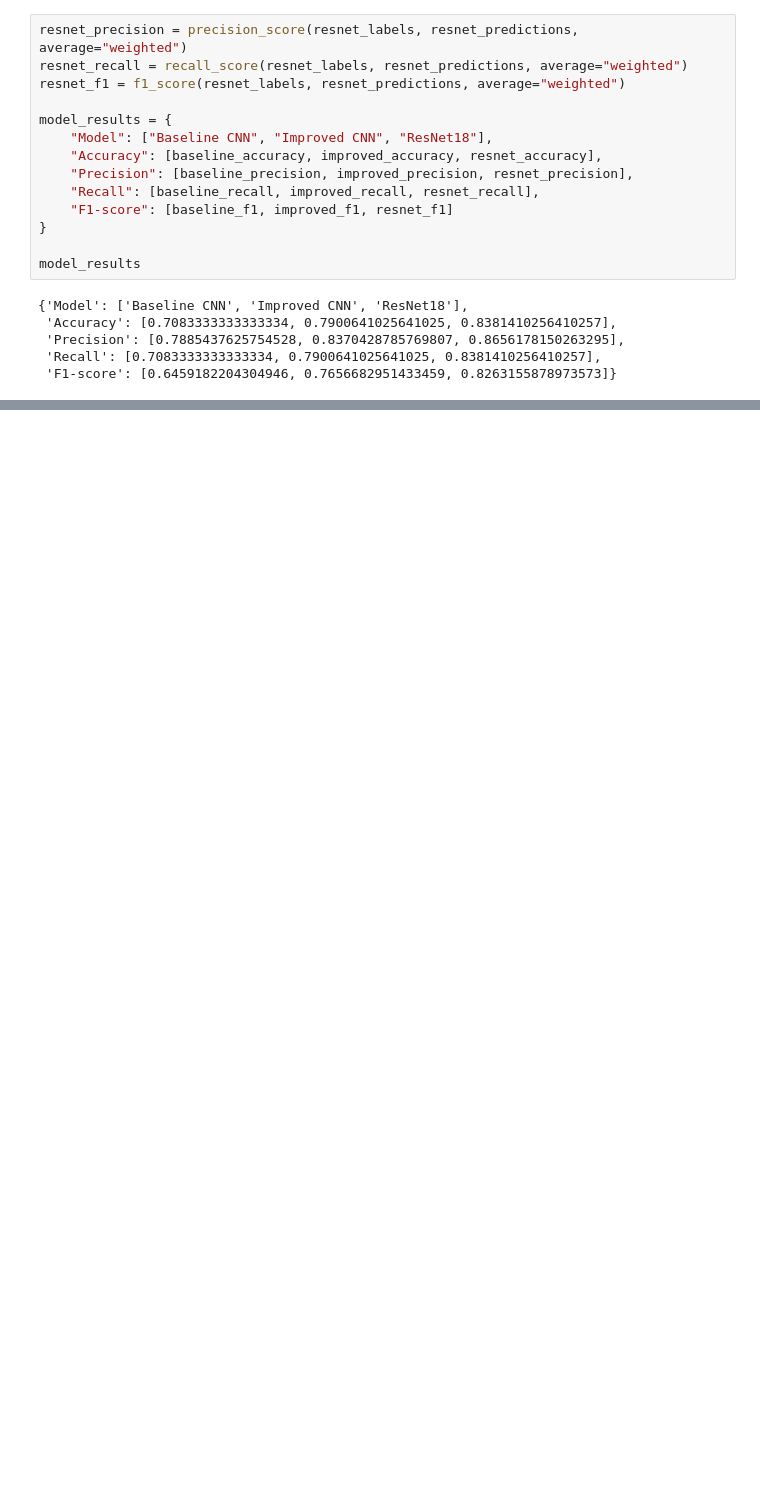
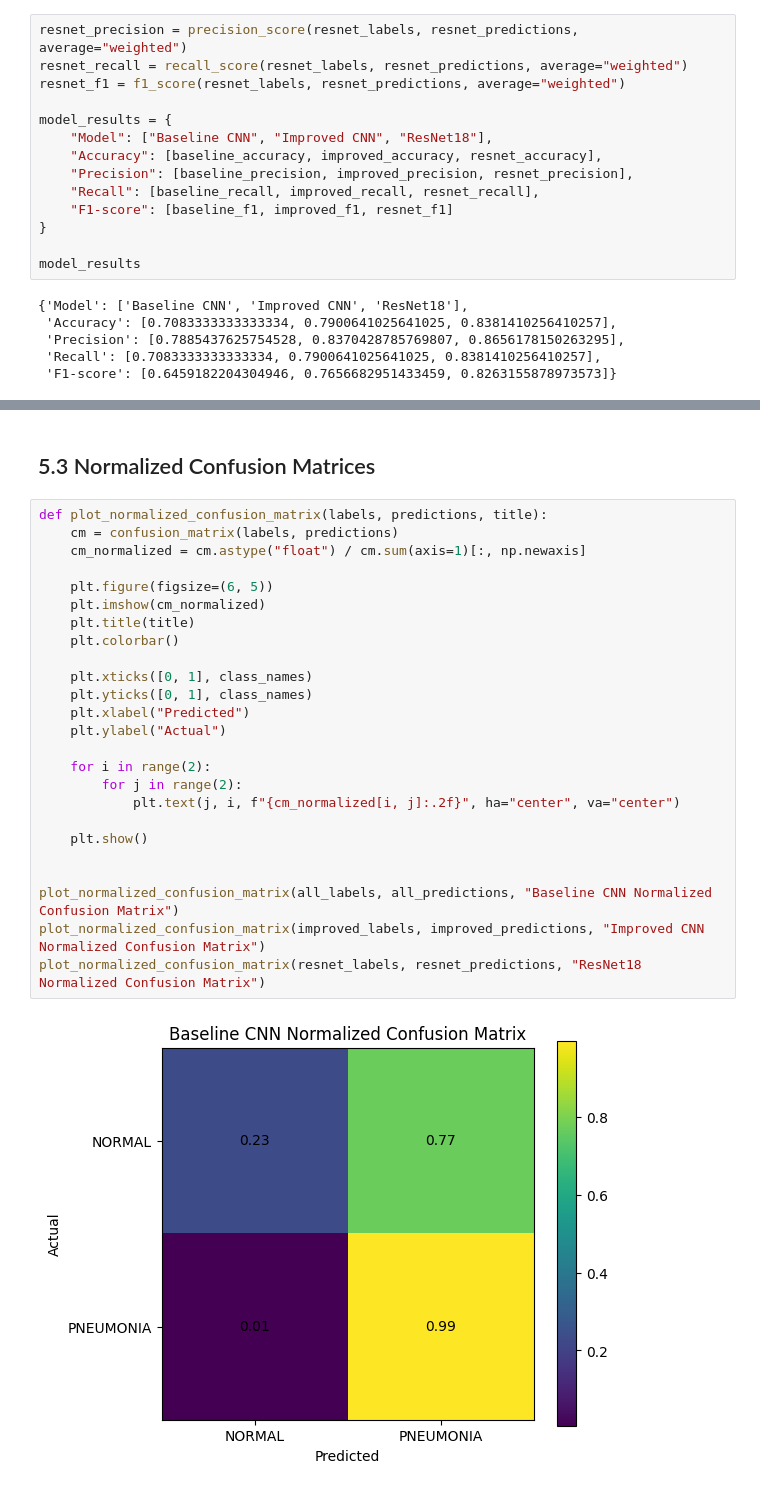
Before and after one commit to sanjelprashid/computer-vision-pneumonia-detection, a Jupyter notebook: pneumonia_detection.ipynb, the cells around one changed output, grey strips where cells are left out. Saved outputs shown, nothing was run; the diff lists cells and outputs as text; blank space fills up the shorter version.

```diff
--- a/pneumonia_detection.ipynb
+++ b/pneumonia_detection.ipynb
@@ -969,0 +962,29 @@ Best Accuracy: 0.8381410256410257
+# %% [markdown]
+## 5.3 Normalized Confusion Matrices
+# %%
+def plot_normalized_confusion_matrix(labels, predictions, title):
+    cm = confusion_matrix(labels, predictions)
+    cm_normalized = cm.astype("float") / cm.sum(axis=1)[:, np.newaxis]
+
+    plt.figure(figsize=(6, 5))
+    plt.imshow(cm_normalized)
+    plt.title(title)
+    plt.colorbar()
+
+    plt.xticks([0, 1], class_names)
+    plt.yticks([0, 1], class_names)
+    plt.xlabel("Predicted")
+    plt.ylabel("Actual")
+
+    for i in range(2):
+        for j in range(2):
+            plt.text(j, i, f"{cm_normalized[i, j]:.2f}", ha="center", va="center")
+
+    plt.show()
+
+
+plot_normalized_confusion_matrix(all_labels, all_predictions, "Baseline CNN Normalized Confusion Matrix")
+plot_normalized_confusion_matrix(improved_labels, improved_predictions, "Improved CNN Normalized Confusion Matrix")
+plot_normalized_confusion_matrix(resnet_labels, resnet_predictions, "ResNet18 Normalized Confusion Matrix")
+# %% [output]
+[figure, added]
```
Also changed, not shown: parts of 49 cells of this notebook.
